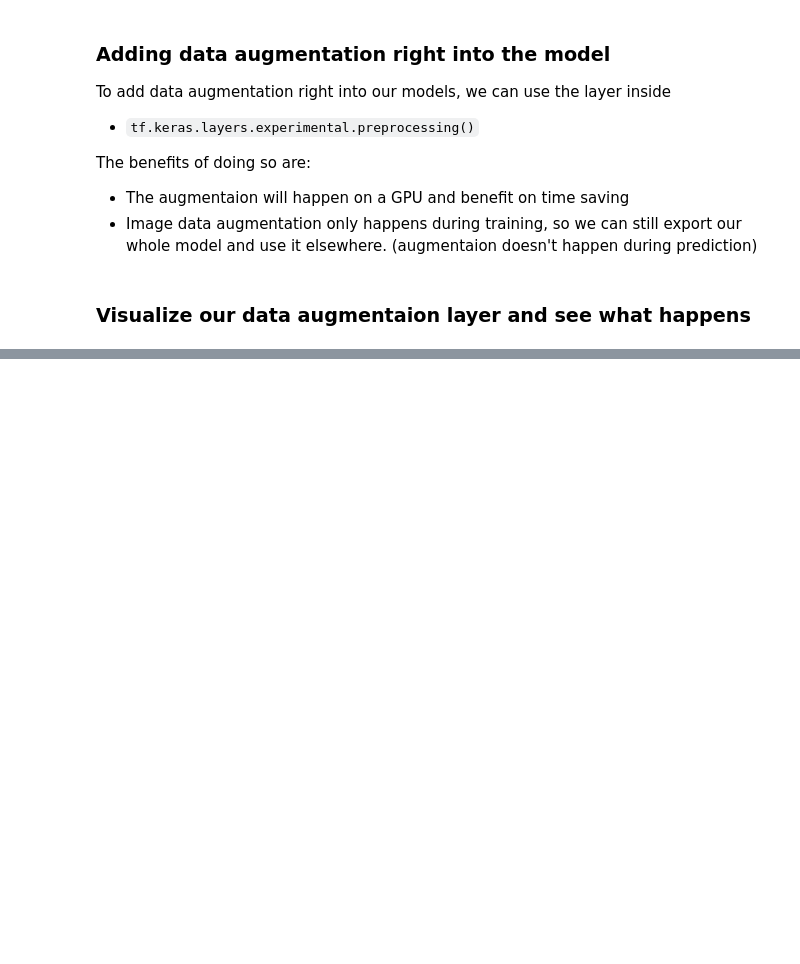
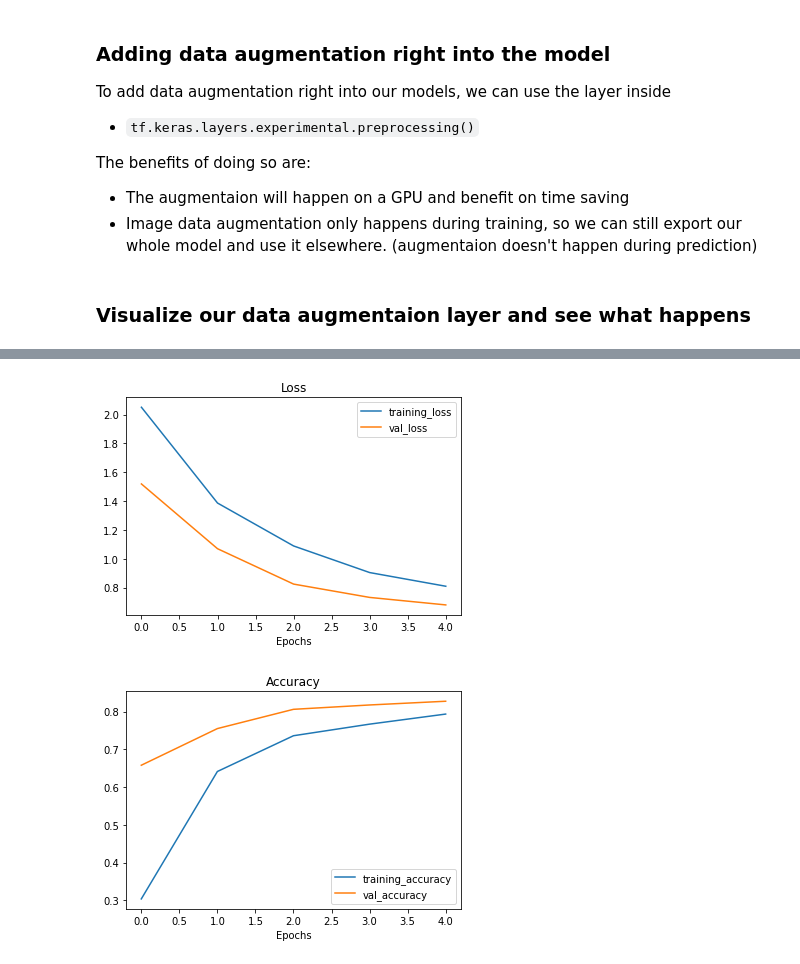
Before and after one commit to shashwat9kumar/ML-And-DataScience, a Jupyter notebook: Tensorflow/05_transfer_learning_with_tensorflow_part_2_fine_tuning.ipynb, the cells around one changed output, grey strips where cells are left out. Saved outputs shown, nothing was run; the diff lists cells and outputs as text; code cells hidden in the pictures; blank space fills up the shorter version.

```diff
--- a/Tensorflow/05_transfer_learning_with_tensorflow_part_2_fine_tuning.ipynb
+++ b/Tensorflow/05_transfer_learning_with_tensorflow_part_2_fine_tuning.ipynb
@@ -523,0 +694,15 @@ plt.axis(False);
+# %%
+train_dir_10_percent = "10_food_classes_10_percent/train"
+test_dir = "10_food_classes_10_percent/test"
+# %%
+# Set up data inputs
+IMG_SIZE = (224,224)
+BATCH_SIZE= 32
+
+train_data_10_percent = tf.keras.preprocessing.image_dataset_from_directory(train_dir_10_percent,
+                                                                            image_size=IMG_SIZE,
+                                                                            label_mode="categorical")
+
+test_data = tf.keras.preprocessing.image_dataset_from_directory(test_dir,
+                                                                image_size=IMG_SIZE,
+                                                                label_mode="categorical")
@@ -523,0 +777,10 @@ plt.axis(False);
+# %%
+# Set checkpoint path
+checkpoint_path = "ten_percent_model_checkpoints_weights/checkpoint.cpkt"
+
+# Create a modelCheckpoint callback that saves the model's weights only
+checkpoint_callback = tf.keras.callbacks.ModelCheckpoint(filepath=checkpoint_path,
+                                                         save_weights_only=True,
+                                                         save_best_only=False,
+                                                         save_freq='epoch', # save every epoch
+                                                         verbose=1)
@@ -523,0 +789,11 @@ plt.axis(False);
+# %%
+# Fit the model saving checkpints every epoch
+initial_epochs = 5
+history_10_percent_data_aug = model_2.fit(train_data_10_percent,
+                                          epochs=initial_epochs,
+                                          steps_per_epoch=len(train_data_10_percent),
+                                          validation_data= test_data,
+                                          validation_steps=int(0.25 * len(test_data)),
+                                          callbacks=[create_tensorboard_callback(dir_name="transfer_learning",
+                                                                       experiment_name="10_percent_data_aug"),
+                                                     checkpoint_callback])
@@ -523,0 +833,6 @@ plt.axis(False);
+# %%
+# Plot model_loss curve
+plot_loss_curves(history_10_percent_data_aug)
+# %% [output]
+[figure, added]
+[figure, added]
```
Also changed, not shown: parts of 39 cells of this notebook.
